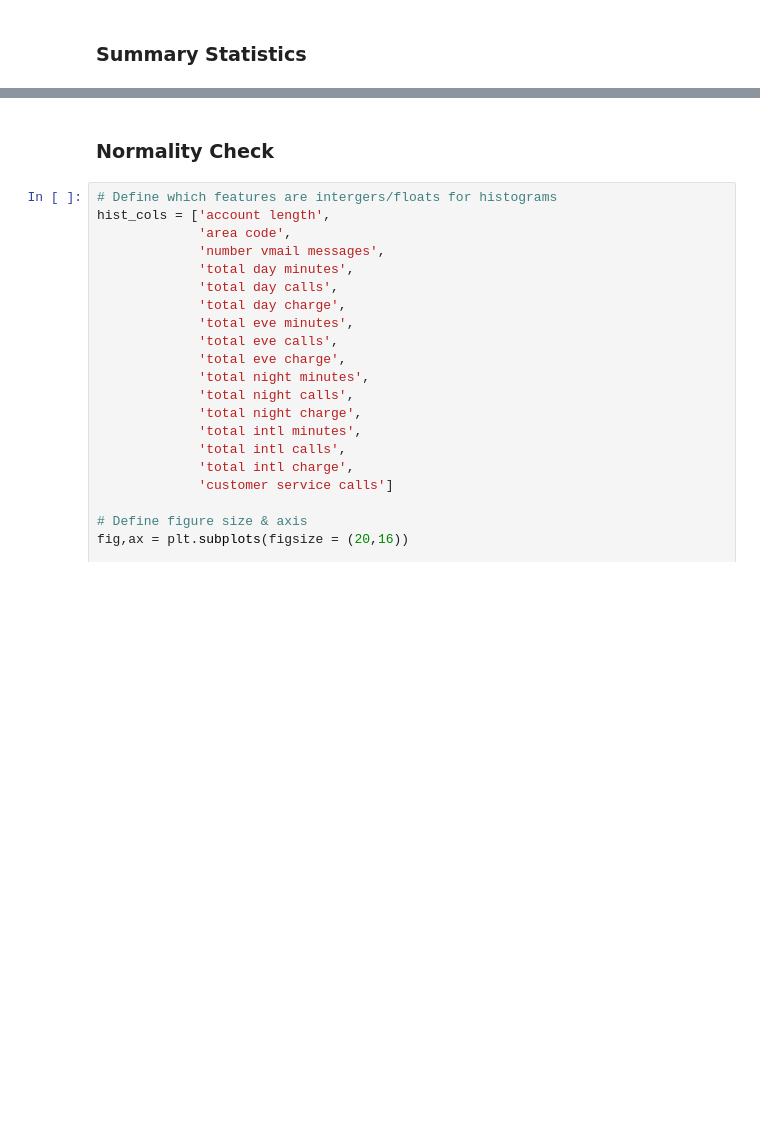
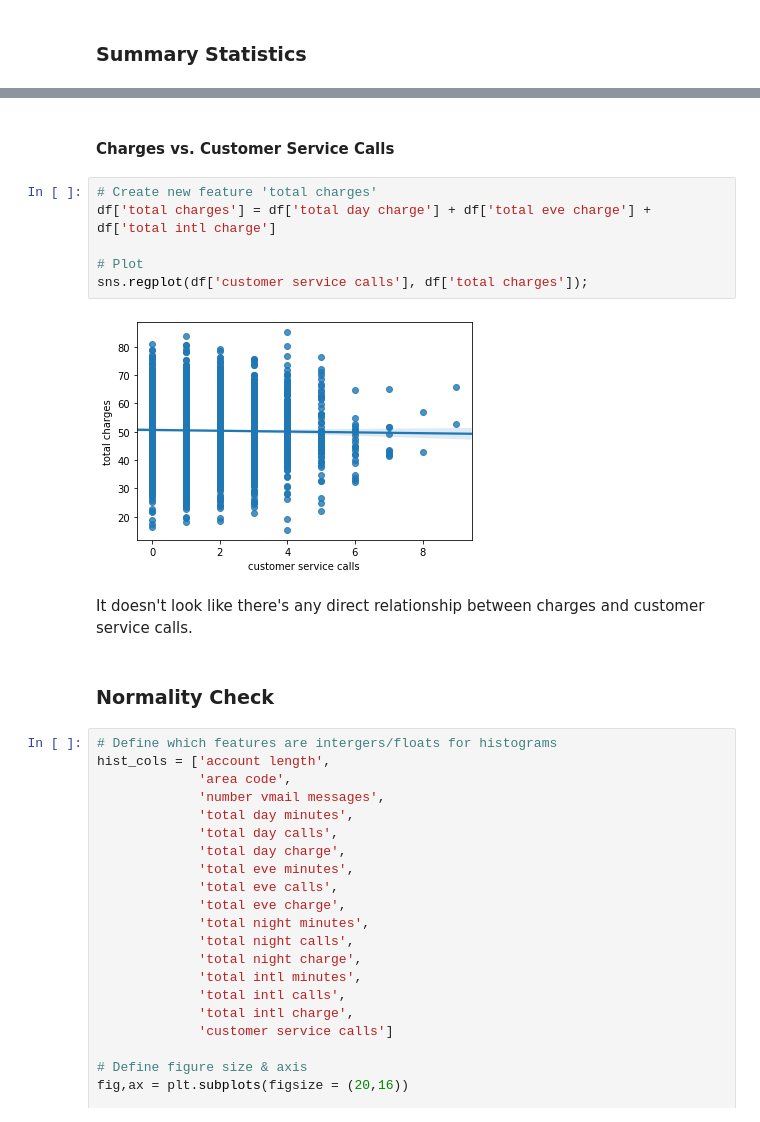
Before and after one commit to JessicaFB/Telecommunications-Churn-Prediction, a Jupyter notebook: churn_classifier.ipynb, the cells around one changed output, grey strips where cells are left out. Saved outputs shown, nothing was run; the diff lists cells and outputs as text; blank space fills up the shorter version.

```diff
--- a/churn_classifier.ipynb
+++ b/churn_classifier.ipynb
@@ -88,3 +94,15 @@ df.describe().round()
+# %% [markdown]
+#### Charges vs. Customer Service Calls
+# %%
+# Create new feature 'total charges'
+df['total charges'] = df['total day charge'] + df['total eve charge'] + df['total intl charge']
+
+# Plot
+sns.regplot(df['customer service calls'], df['total charges']);
+# %% [output]
+[figure, added]
+# %% [markdown]
+It doesn't look like there's any direct relationship between charges and customer service calls.
 # %% [markdown]
 ### Normality Check
 # %%
```
Also changed, not shown: parts of 33 cells of this notebook.
